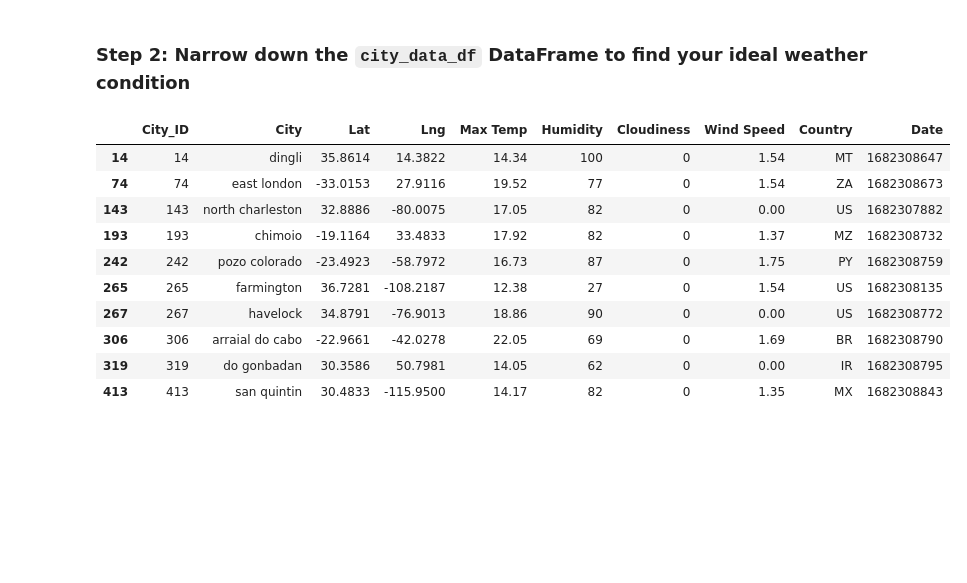
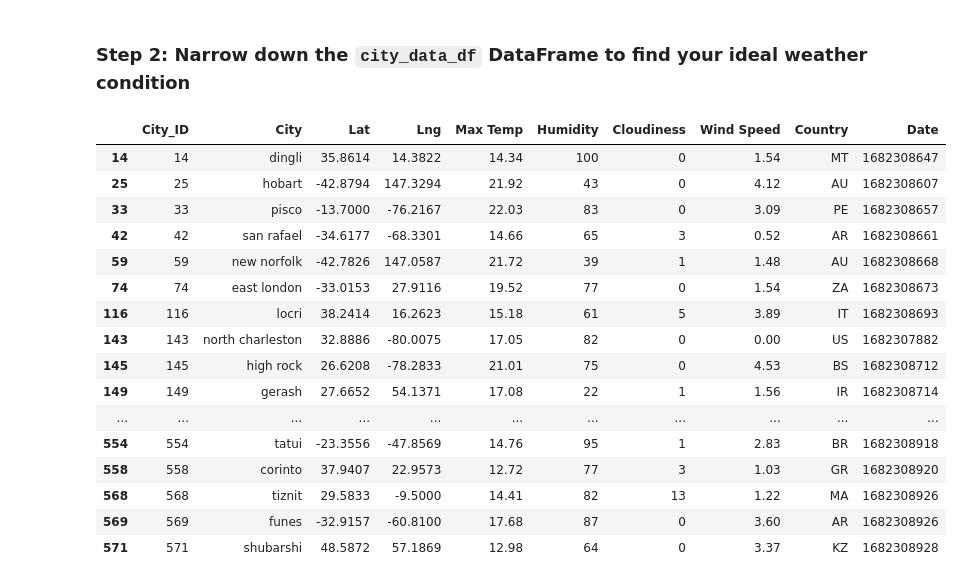
Before and after one commit to jbarkle/Python-API-Challenge, a Jupyter notebook: WeatherPy/VacationPy.ipynb, the cells around one changed output. Saved outputs shown, nothing was run; the diff lists cells and outputs as text; code cells hidden in the pictures; blank space fills up the shorter version.

```diff
--- a/WeatherPy/VacationPy.ipynb
+++ b/WeatherPy/VacationPy.ipynb
@@ -50,23 +50,29 @@ map_plot_1
 ### Step 2: Narrow down the `city_data_df` DataFrame to find your ideal weather condition
 # %%
 # Narrow down cities that fit criteria and drop any results with null values
-ideal = city_data_df.loc[(city_data_df["Max Temp"]>=12) & (city_data_df["Max Temp"]<=23) & (city_data_df["Wind Speed"]<=2) &\
-                         (city_data_df["Cloudiness"]<=0)]
+ideal = city_data_df.loc[(city_data_df["Max Temp"]>=12) & (city_data_df["Max Temp"]<=23) & (city_data_df["Wind Speed"]<=5) &\
+                         (city_data_df["Cloudiness"]<=15)]
 
 # Drop any rows with null values
 # no null values
 
 # Display sample data
 ideal
 # %% [output]
 |  | City_ID | City | Lat | Lng | Max Temp | Humidity | Cloudiness | Wind Speed | Country | Date |
 | 14 | 14 | dingli | 35.8614 | 14.3822 | 14.34 | 100 | 0 | 1.54 | MT | 1682308647 |
+| 25 | 25 | hobart | -42.8794 | 147.3294 | 21.92 | 43 | 0 | 4.12 | AU | 1682308607 |
+| 33 | 33 | pisco | -13.7000 | -76.2167 | 22.03 | 83 | 0 | 3.09 | PE | 1682308657 |
+| 42 | 42 | san rafael | -34.6177 | -68.3301 | 14.66 | 65 | 3 | 0.52 | AR | 1682308661 |
+| 59 | 59 | new norfolk | -42.7826 | 147.0587 | 21.72 | 39 | 1 | 1.48 | AU | 1682308668 |
 | 74 | 74 | east london | -33.0153 | 27.9116 | 19.52 | 77 | 0 | 1.54 | ZA | 1682308673 |
+| 116 | 116 | locri | 38.2414 | 16.2623 | 15.18 | 61 | 5 | 3.89 | IT | 1682308693 |
 | 143 | 143 | north charleston | 32.8886 | -80.0075 | 17.05 | 82 | 0 | 0.00 | US | 1682307882 |
-| 193 | 193 | chimoio | -19.1164 | 33.4833 | 17.92 | 82 | 0 | 1.37 | MZ | 1682308732 |
-| 242 | 242 | pozo colorado | -23.4923 | -58.7972 | 16.73 | 87 | 0 | 1.75 | PY | 1682308759 |
-| 265 | 265 | farmington | 36.7281 | -108.2187 | 12.38 | 27 | 0 | 1.54 | US | 1682308135 |
-| 267 | 267 | havelock | 34.8791 | -76.9013 | 18.86 | 90 | 0 | 0.00 | US | 1682308772 |
-| 306 | 306 | arraial do cabo | -22.9661 | -42.0278 | 22.05 | 69 | 0 | 1.69 | BR | 1682308790 |
-| 319 | 319 | do gonbadan | 30.3586 | 50.7981 | 14.05 | 62 | 0 | 0.00 | IR | 1682308795 |
-| 413 | 413 | san quintin | 30.4833 | -115.9500 | 14.17 | 82 | 0 | 1.35 | MX | 1682308843 |
+| 145 | 145 | high rock | 26.6208 | -78.2833 | 21.01 | 75 | 0 | 4.53 | BS | 1682308712 |
+| 149 | 149 | gerash | 27.6652 | 54.1371 | 17.08 | 22 | 1 | 1.56 | IR | 1682308714 |
+| ... | ... | ... | ... | ... | ... | ... | ... | ... | ... | ... |
+| 554 | 554 | tatui | -23.3556 | -47.8569 | 14.76 | 95 | 1 | 2.83 | BR | 1682308918 |
+| 558 | 558 | corinto | 37.9407 | 22.9573 | 12.72 | 77 | 3 | 1.03 | GR | 1682308920 |
+| 568 | 568 | tiznit | 29.5833 | -9.5000 | 14.41 | 82 | 13 | 1.22 | MA | 1682308926 |
+| 569 | 569 | funes | -32.9157 | -60.8100 | 17.68 | 87 | 0 | 3.60 | AR | 1682308926 |
+| 571 | 571 | shubarshi | 48.5872 | 57.1869 | 12.98 | 64 | 0 | 3.37 | KZ | 1682308928 |
```
Also changed, not shown: parts of 6 cells of this notebook.
